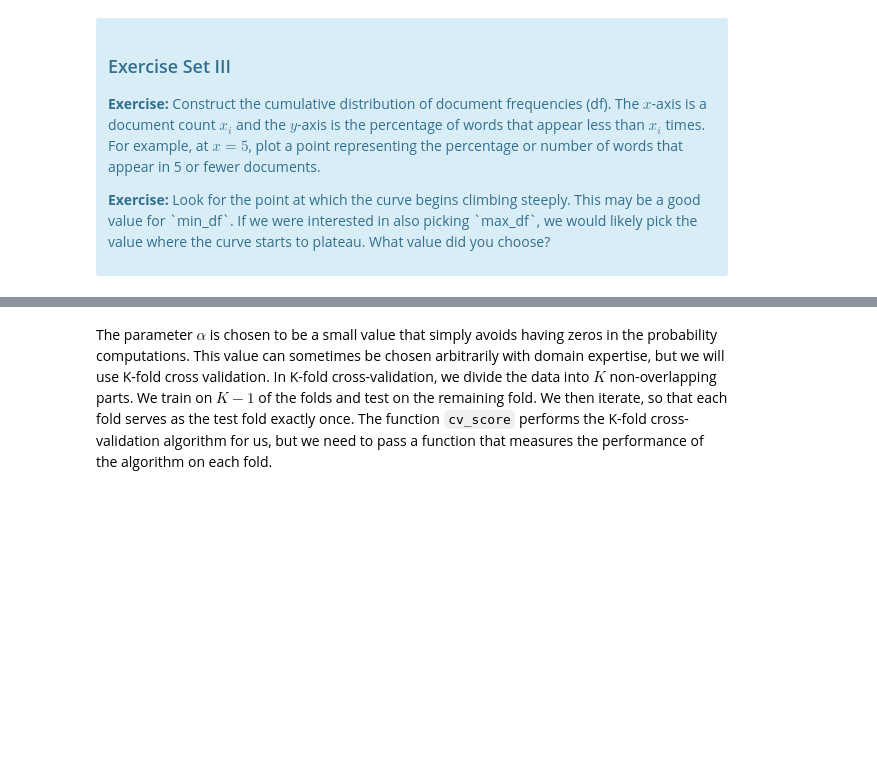
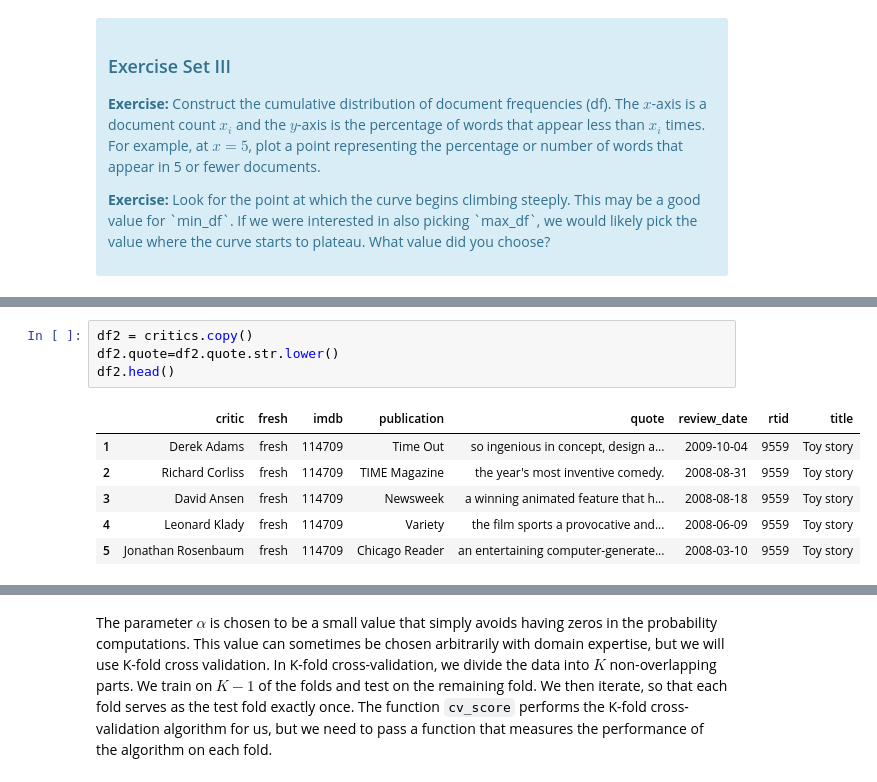
Before and after one commit to nasims/DataScience, a Jupyter notebook: naive_bayes/Mini_Project_Naive_Bayes_nasims.ipynb, the cells around one changed output, grey strips where cells are left out. Saved outputs shown, nothing was run; the diff lists cells and outputs as text; blank space fills up the shorter version.

```diff
--- a/naive_bayes/Mini_Project_Naive_Bayes_nasims.ipynb
+++ b/naive_bayes/Mini_Project_Naive_Bayes_nasims.ipynb
@@ -303,0 +311,11 @@ First, let's find an appropriate value for `min_df` for the `CountVectorizer`. `
+# %%
+df2 = critics.copy()
+df2.quote=df2.quote.str.lower()
+df2.head()
+# %% [output]
+|  | critic | fresh | imdb | publication | quote | review_date | rtid | title |
+| 1 | Derek Adams | fresh | 114709 | Time Out | so ingenious in concept, design a... | 2009-10-04 | 9559 | Toy story |
+| 2 | Richard Corliss | fresh | 114709 | TIME Magazine | the year's most inventive comedy. | 2008-08-31 | 9559 | Toy story |
+| 3 | David Ansen | fresh | 114709 | Newsweek | a winning animated feature that h... | 2008-08-18 | 9559 | Toy story |
+| 4 | Leonard Klady | fresh | 114709 | Variety | the film sports a provocative and... | 2008-06-09 | 9559 | Toy story |
+| 5 | Jonathan Rosenbaum | fresh | 114709 | Chicago Reader | an entertaining computer-generate... | 2008-03-10 | 9559 | Toy story |
```
Also changed, not shown: parts of 23 cells of this notebook.
